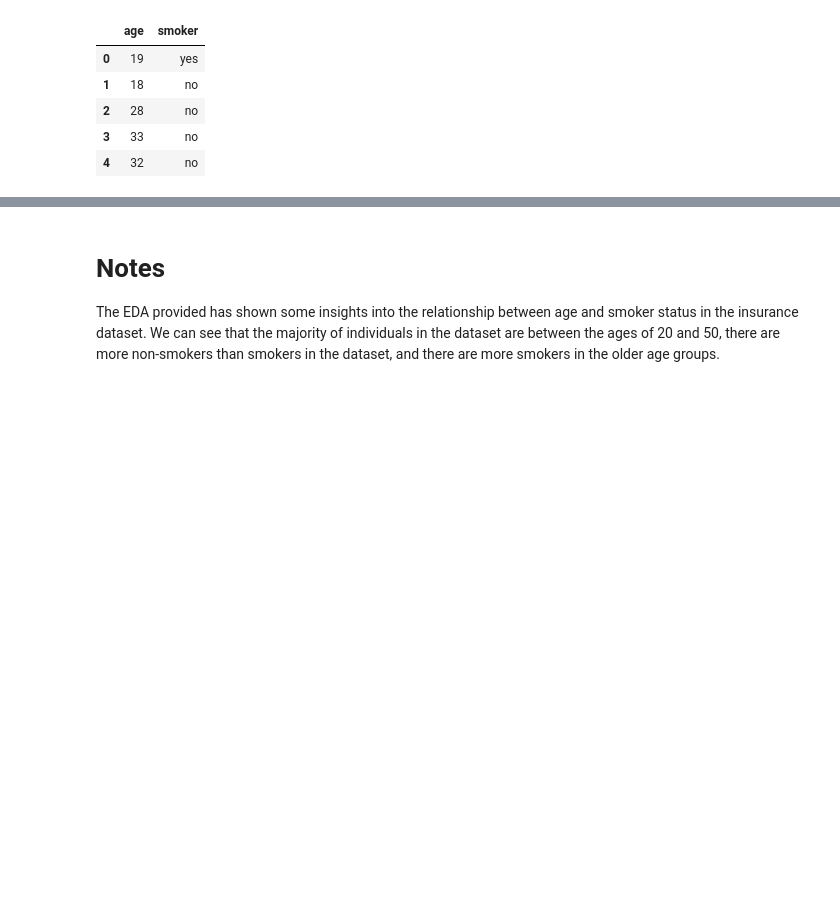
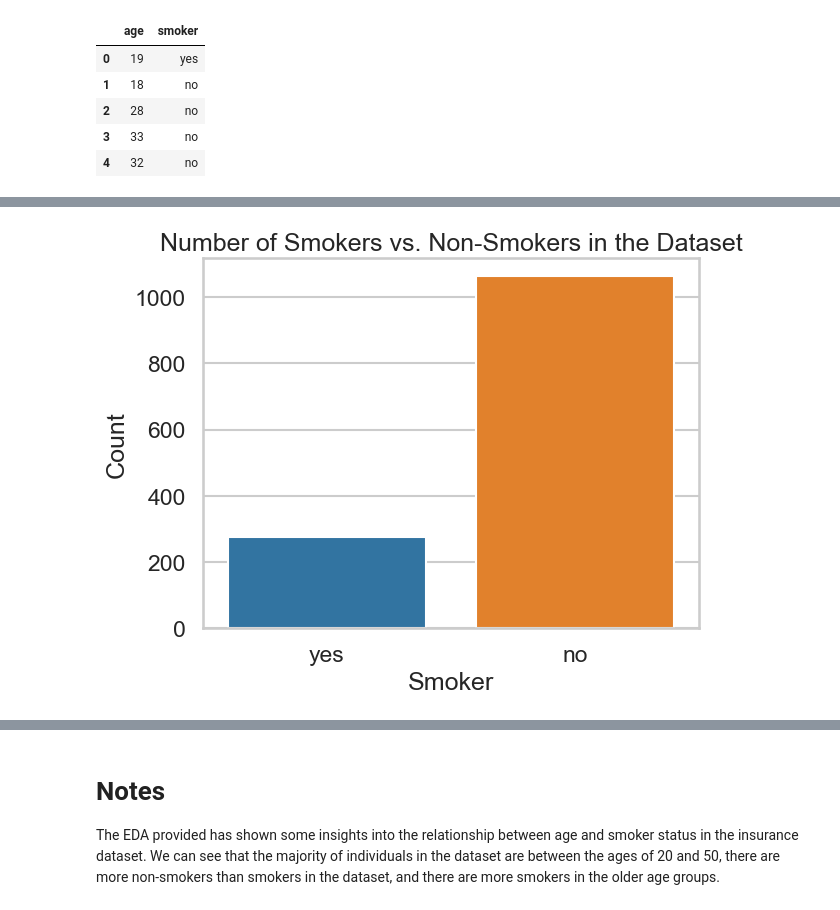
Before and after one commit to ubco-W2022T2-data301/project-group-group25, a Jupyter notebook: analysis/analysis1.ipynb, the cells around one changed output, grey strips where cells are left out. Saved outputs shown, nothing was run; the diff lists cells and outputs as text; code cells hidden in the pictures; blank space fills up the shorter version.

```diff
--- a/analysis/analysis1.ipynb
+++ b/analysis/analysis1.ipynb
@@ -108,3 +110,24 @@ plt.show()
+# %%
+# Import required libraries
+import seaborn as sns
+import matplotlib.pyplot as plt
+
+# Create the plot
+sns.countplot(x='smoker', data=df_selected)
+
+# Set plot title and labels
+plt.title('Number of Smokers vs. Non-Smokers in the Dataset')
+plt.xlabel('Smoker')
+plt.ylabel('Count')
+
+# Adjust plot aesthetics
+sns.set_style('whitegrid')
+sns.set_palette('colorblind')
+
+# Show the plot
+plt.show()
+# %% [output]
+[figure, added]
 # %%
 # Scatter plot of age vs. smoker status
 sns.scatterplot(x='age', y='smoker', data=df_selected)
```
Also changed, not shown: parts of 7 cells of this notebook.
